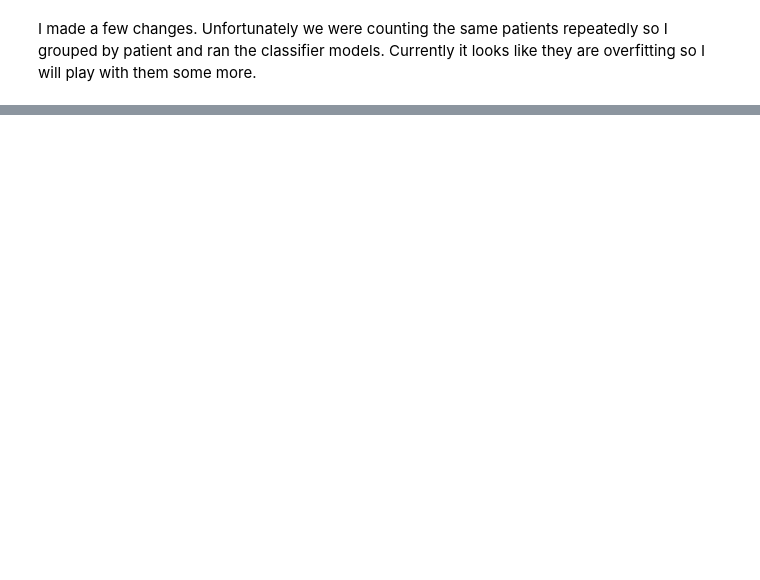
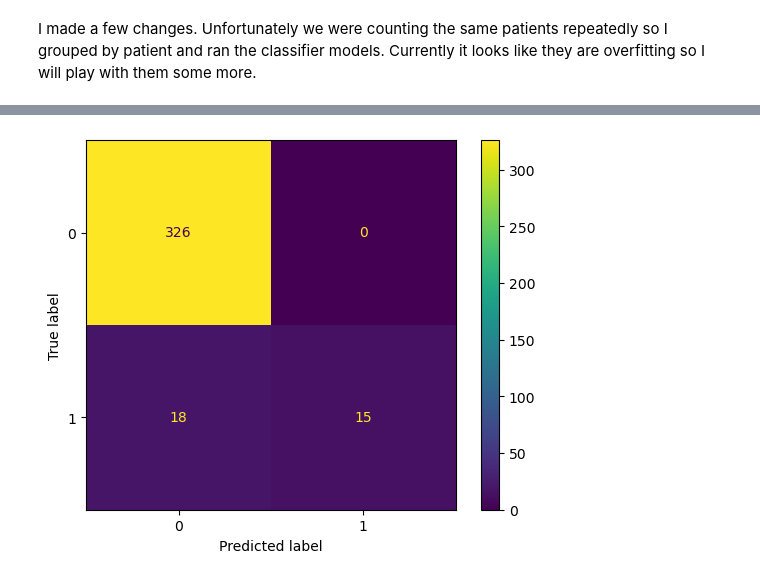
Before and after one commit to wanderer-yh/EHR---Team-6-Project, a Jupyter notebook: Eckstein_work_in_progress.ipynb, the cells around one changed output, grey strips where cells are left out. Drawn from its saved outputs; the diff is of its cells as text; code cells hidden in the pictures; blank space fills up the shorter version.

```diff
--- a/Eckstein_work_in_progress.ipynb
+++ b/Eckstein_work_in_progress.ipynb
@@ -148,0 +181,4 @@ projectdf2
+# %%
+_ = ConfusionMatrixDisplay.from_estimator(grid_search_cv.best_estimator_, X_train, Y_train)
+# %% [output]
+[figure, added]
```
Also changed, not shown: parts of 18 cells of this notebook.
